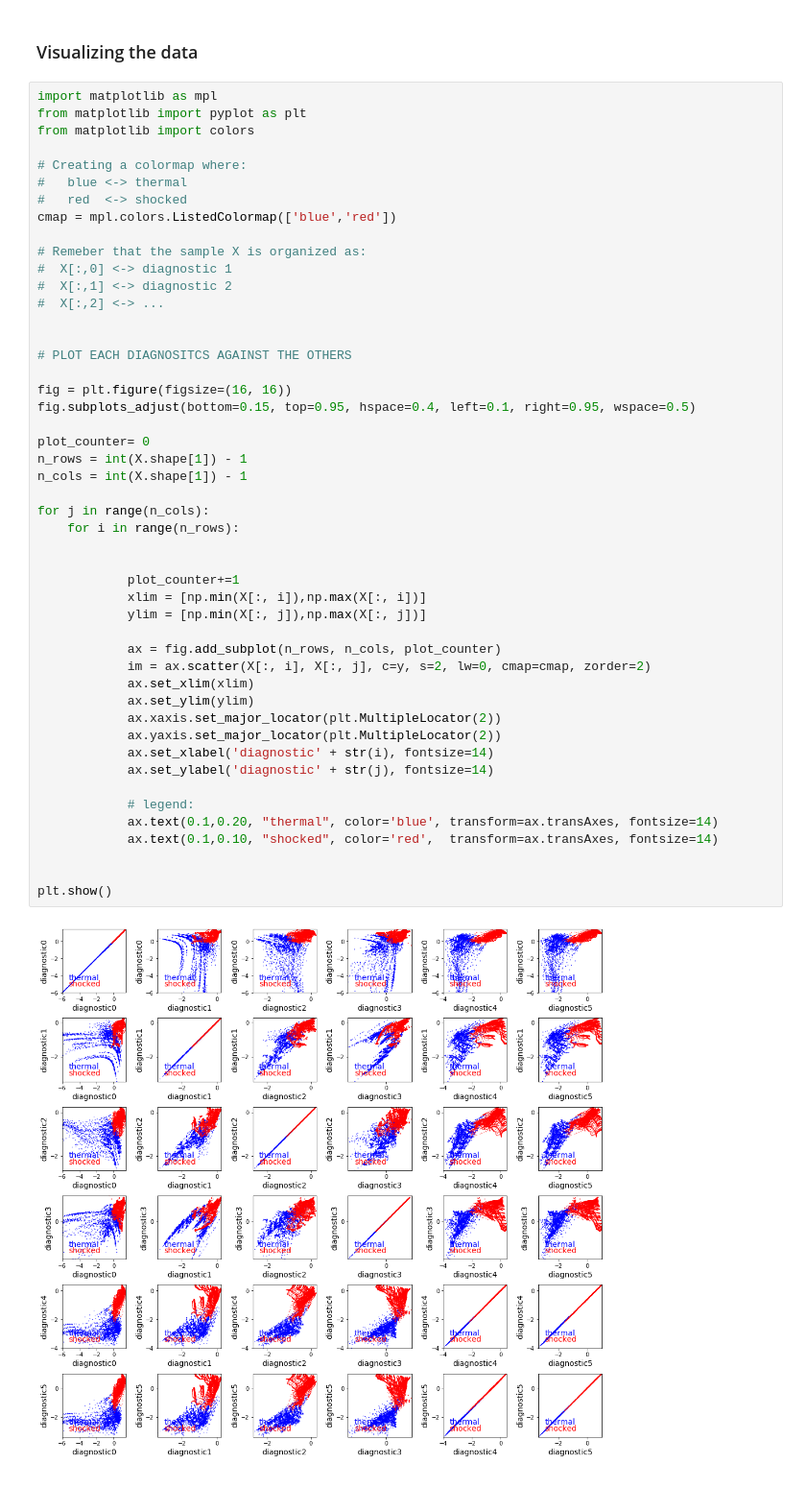
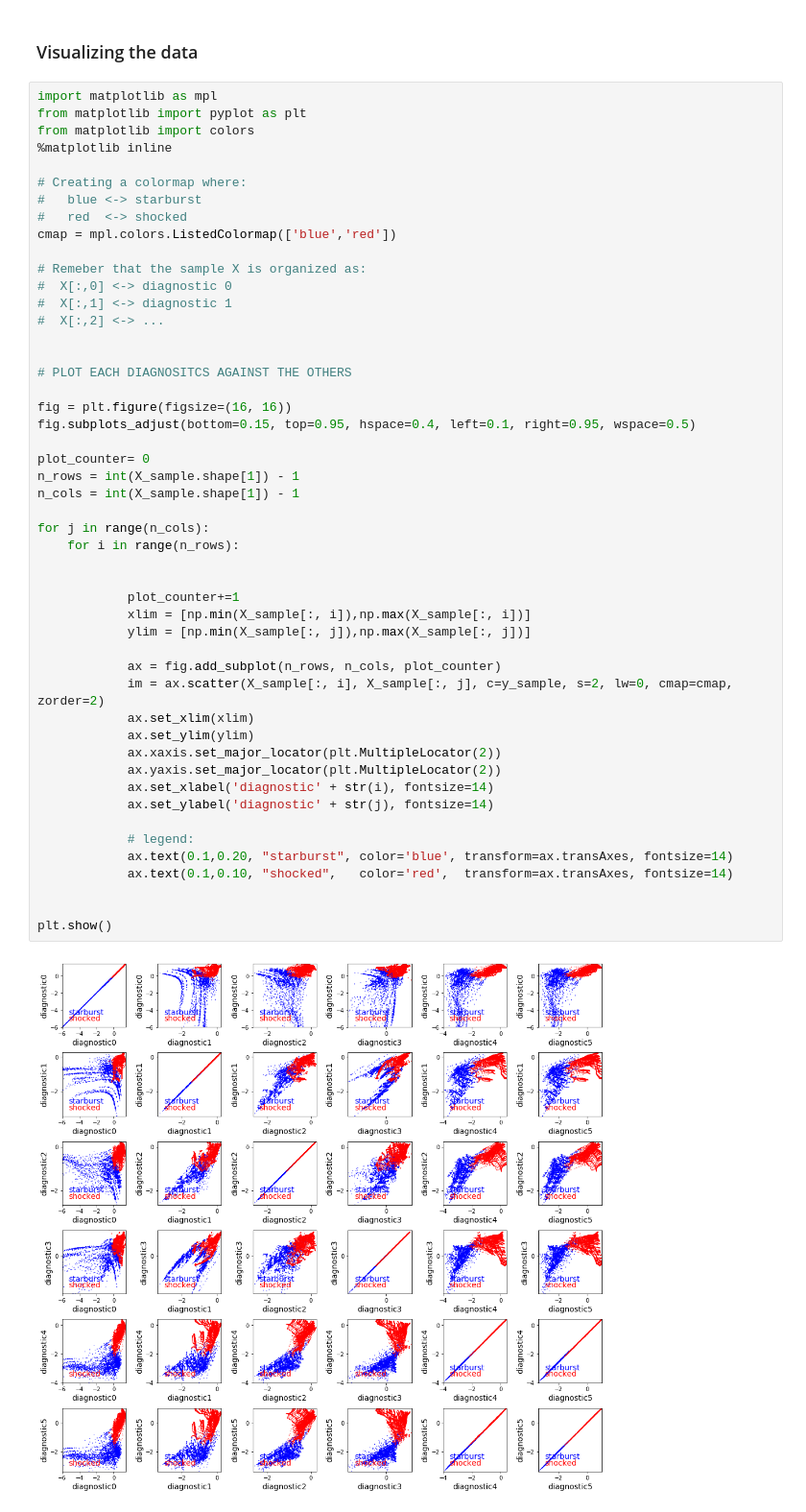
Before and after one commit to astrostatistics-in-crete/2019_summer_school, a Jupyter notebook: Classification/Classification_W.ipynb, the cells around one changed output. Shown: that part at 96% size. Saved outputs shown, nothing was run; the diff lists cells and outputs as text.

```diff
--- a/Classification/Classification_W.ipynb
+++ b/Classification/Classification_W.ipynb
@@ -79,49 +85,50 @@ _____________________________________
 import matplotlib as mpl
 from matplotlib import pyplot as plt
 from matplotlib import colors
+%matplotlib inline
 
 # Creating a colormap where:
-#   blue <-> thermal
+#   blue <-> starburst
 #   red  <-> shocked
 cmap = mpl.colors.ListedColormap(['blue','red'])
 
 # Remeber that the sample X is organized as:
-#  X[:,0] <-> diagnostic 1
-#  X[:,1] <-> diagnostic 2
+#  X[:,0] <-> diagnostic 0
+#  X[:,1] <-> diagnostic 1
 #  X[:,2] <-> ...
 
 
 # PLOT EACH DIAGNOSITCS AGAINST THE OTHERS
 
 fig = plt.figure(figsize=(16, 16))
 fig.subplots_adjust(bottom=0.15, top=0.95, hspace=0.4, left=0.1, right=0.95, wspace=0.5)
 
 plot_counter= 0
-n_rows = int(X.shape[1]) - 1
-n_cols = int(X.shape[1]) - 1
+n_rows = int(X_sample.shape[1]) - 1
+n_cols = int(X_sample.shape[1]) - 1
 
 for j in range(n_cols):
     for i in range(n_rows):
 
 
             plot_counter+=1
-            xlim = [np.min(X[:, i]),np.max(X[:, i])]
-            ylim = [np.min(X[:, j]),np.max(X[:, j])]
+            xlim = [np.min(X_sample[:, i]),np.max(X_sample[:, i])]
+            ylim = [np.min(X_sample[:, j]),np.max(X_sample[:, j])]
 
             ax = fig.add_subplot(n_rows, n_cols, plot_counter)
-            im = ax.scatter(X[:, i], X[:, j], c=y, s=2, lw=0, cmap=cmap, zorder=2)
+            im = ax.scatter(X_sample[:, i], X_sample[:, j], c=y_sample, s=2, lw=0, cmap=cmap, zorder=2)
             ax.set_xlim(xlim)
             ax.set_ylim(ylim)
             ax.xaxis.set_major_locator(plt.MultipleLocator(2))
             ax.yaxis.set_major_locator(plt.MultipleLocator(2))
             ax.set_xlabel('diagnostic' + str(i), fontsize=14)
             ax.set_ylabel('diagnostic' + str(j), fontsize=14)
 
             # legend:
-            ax.text(0.1,0.20, "thermal", color='blue', transform=ax.transAxes, fontsize=14)
-            ax.text(0.1,0.10, "shocked", color='red',  transform=ax.transAxes, fontsize=14)
+            ax.text(0.1,0.20, "starburst", color='blue', transform=ax.transAxes, fontsize=14)
+            ax.text(0.1,0.10, "shocked",   color='red',  transform=ax.transAxes, fontsize=14)
 
 
 plt.show()
 # %% [output]
-[figure, old version]
+[figure, new version]
```
Also changed, not shown: parts of 31 cells of this notebook.
